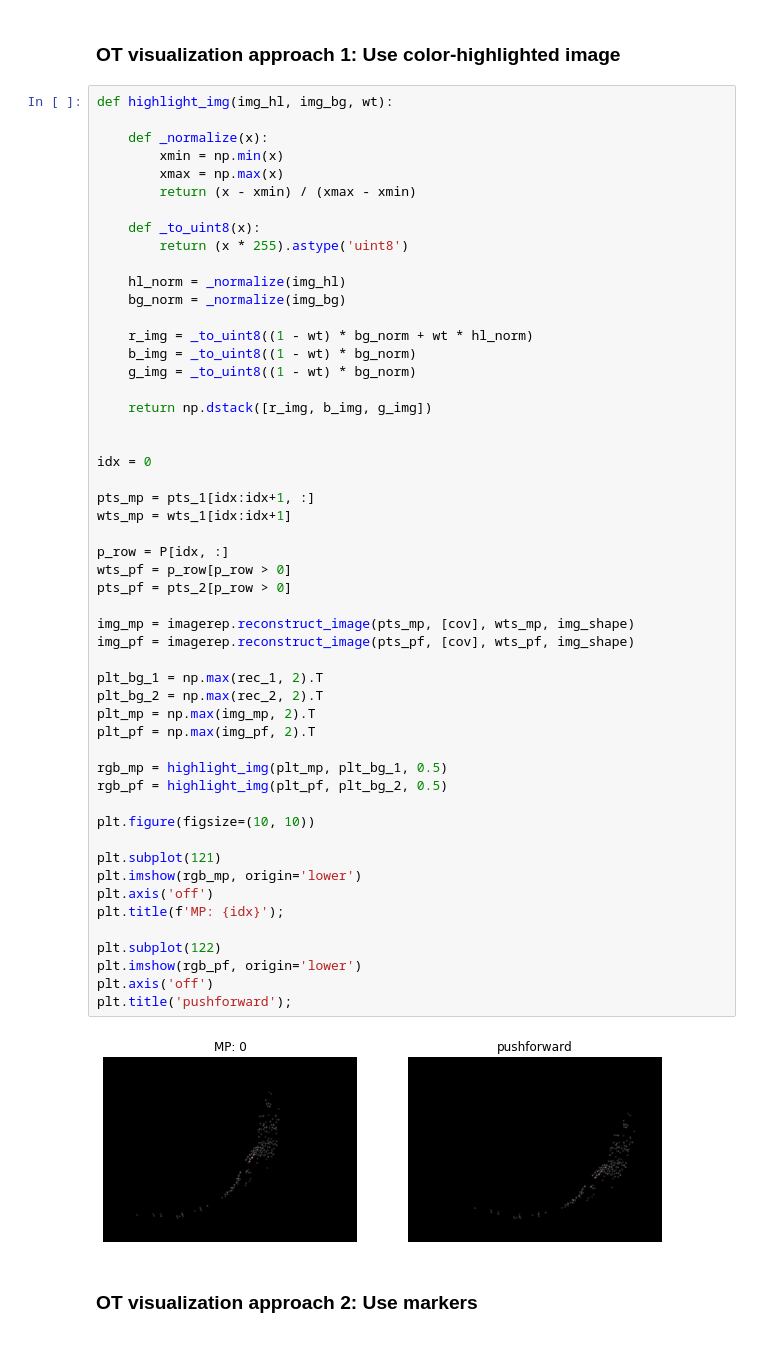
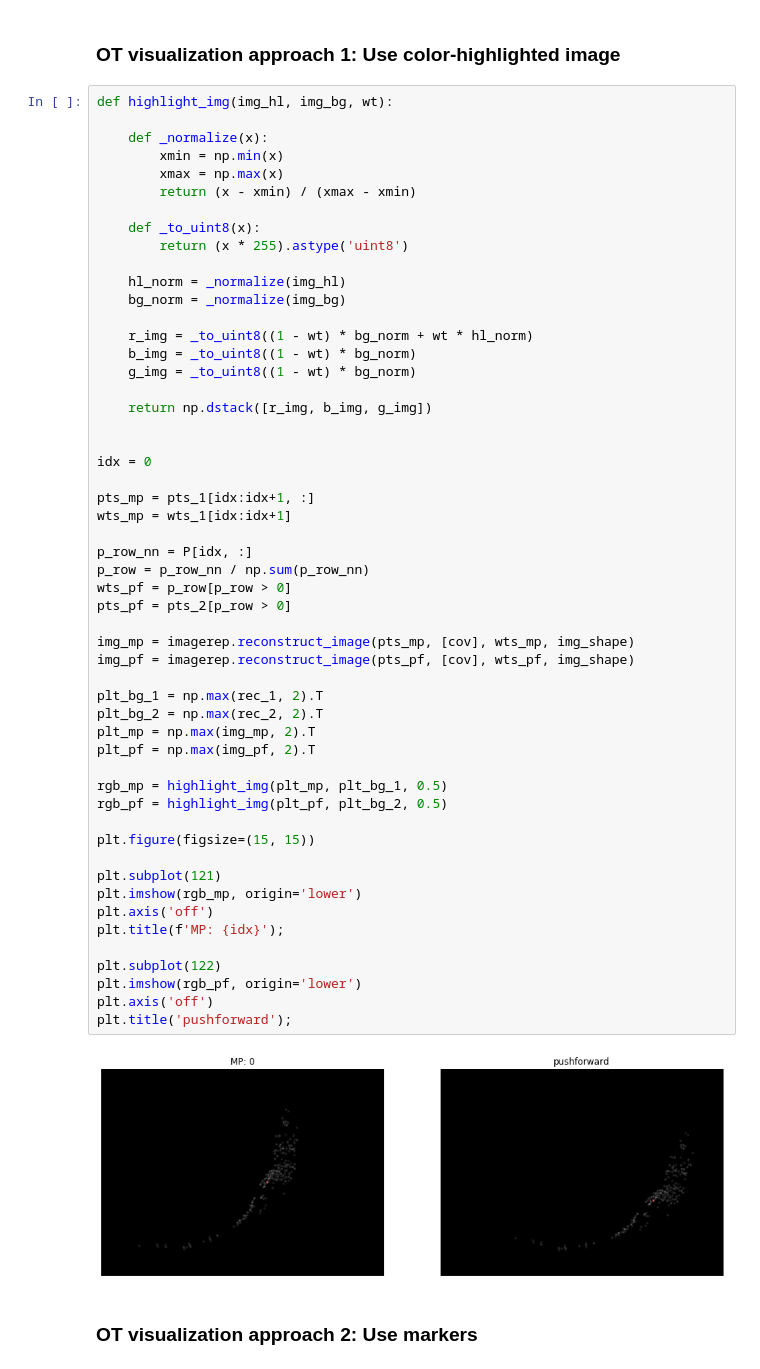
Before and after one commit to evarol/ot_tracking, a Jupyter notebook: python/notebooks/data_inspection/visualize_transport.ipynb, the cells around one changed output. Saved outputs shown, nothing was run; the diff lists cells and outputs as text.

Commit message:
Finished plotting pushforward

```diff
--- a/python/notebooks/data_inspection/visualize_transport.ipynb
+++ b/python/notebooks/data_inspection/visualize_transport.ipynb
@@ -125,35 +125,36 @@ def highlight_img(img_hl, img_bg, wt):
 idx = 0
 
 pts_mp = pts_1[idx:idx+1, :]
 wts_mp = wts_1[idx:idx+1]
 
-p_row = P[idx, :]
+p_row_nn = P[idx, :]
+p_row = p_row_nn / np.sum(p_row_nn)
 wts_pf = p_row[p_row > 0]
 pts_pf = pts_2[p_row > 0]
 
 img_mp = imagerep.reconstruct_image(pts_mp, [cov], wts_mp, img_shape)
 img_pf = imagerep.reconstruct_image(pts_pf, [cov], wts_pf, img_shape)
 
 plt_bg_1 = np.max(rec_1, 2).T
 plt_bg_2 = np.max(rec_2, 2).T
 plt_mp = np.max(img_mp, 2).T
 plt_pf = np.max(img_pf, 2).T
 
 rgb_mp = highlight_img(plt_mp, plt_bg_1, 0.5)
 rgb_pf = highlight_img(plt_pf, plt_bg_2, 0.5)
 
-plt.figure(figsize=(10, 10))
+plt.figure(figsize=(15, 15))
 
 plt.subplot(121)
 plt.imshow(rgb_mp, origin='lower')
 plt.axis('off')
 plt.title(f'MP: {idx}');
 
 plt.subplot(122)
 plt.imshow(rgb_pf, origin='lower')
 plt.axis('off')
 plt.title('pushforward');
 # %% [output]
-[figure, old version]
+[figure, new version]
 # %% [markdown]
 ### OT visualization approach 2: Use markers
```
Also changed, not shown: parts of 4 cells of this notebook.
